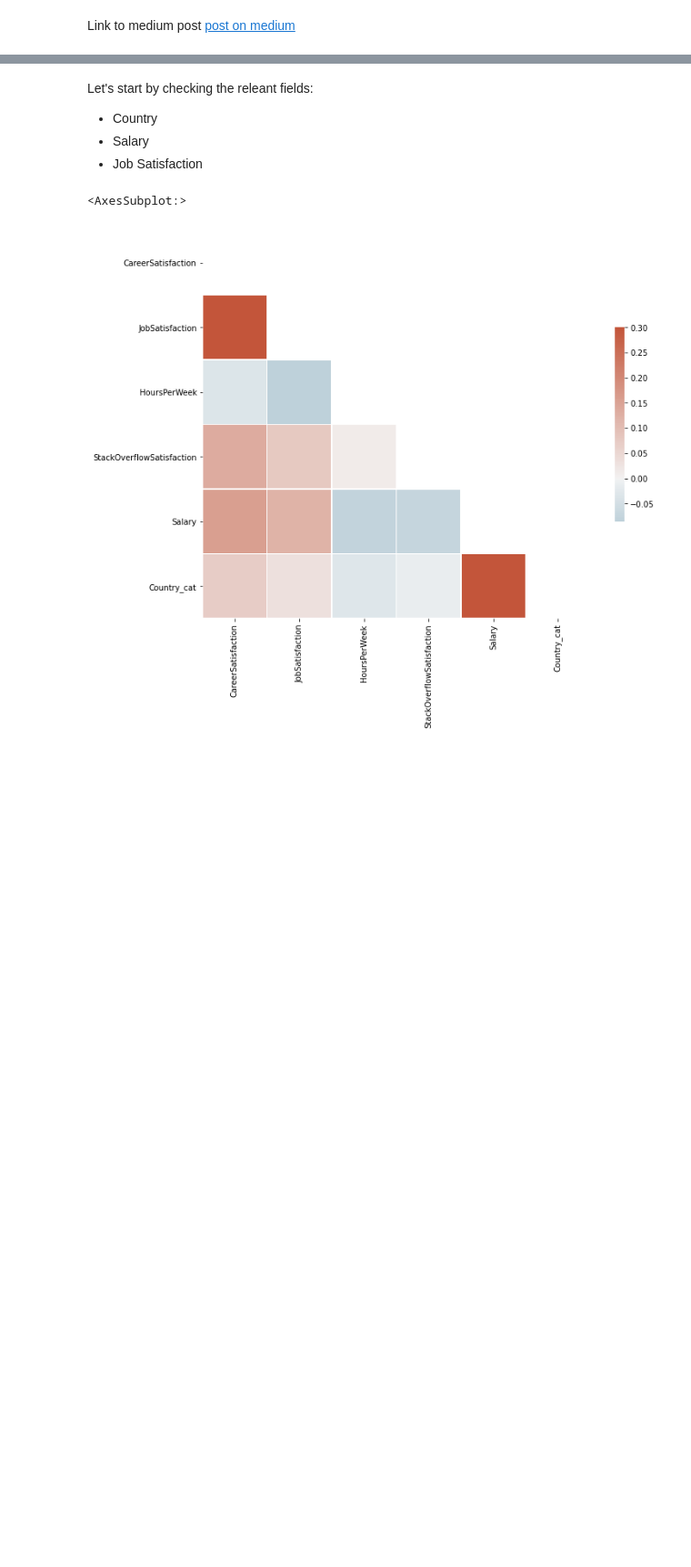
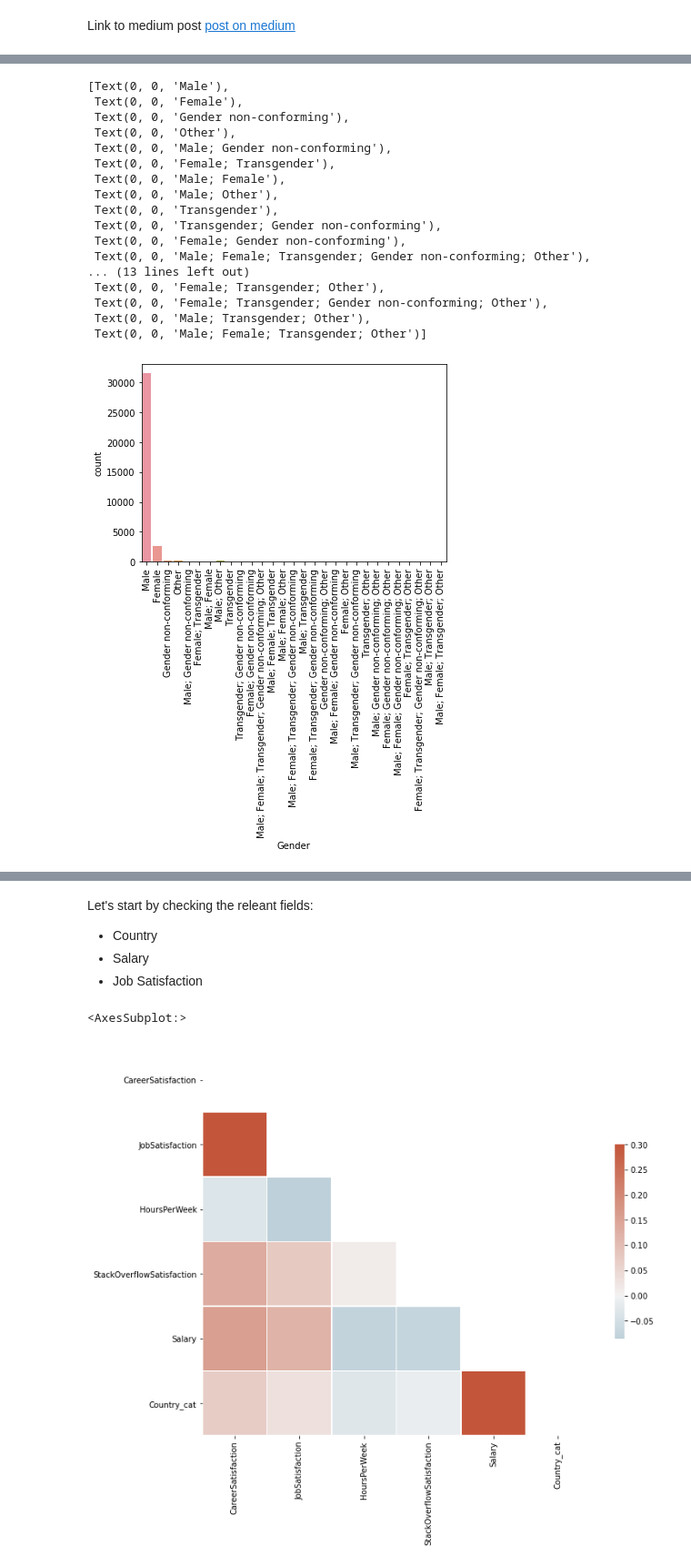
Before and after one commit to bignollo/JobSatisfaction, a Jupyter notebook: Medium Post.ipynb, the cells around one changed output, grey strips where cells are left out. Shown at 91% size. Cells and saved outputs as stored; diff of their text form; code cells hidden in the pictures; blank space fills up the shorter version.

```diff
--- a/Medium Post.ipynb
+++ b/Medium Post.ipynb
@@ -26,0 +92,25 @@ df = pd.read_csv('./survey-results-public.csv')
+# %%
+g = sns.countplot(
+    data=df,
+    x="Gender"
+)
+g.set_xticklabels(labels=g.get_xticklabels(), rotation=90)
+# %% [output]
+[Text(0, 0, 'Male'),
+ Text(0, 0, 'Female'),
+ Text(0, 0, 'Gender non-conforming'),
+ Text(0, 0, 'Other'),
+ Text(0, 0, 'Male; Gender non-conforming'),
+ Text(0, 0, 'Female; Transgender'),
+ Text(0, 0, 'Male; Female'),
+ Text(0, 0, 'Male; Other'),
+ Text(0, 0, 'Transgender'),
+ Text(0, 0, 'Transgender; Gender non-conforming'),
+ Text(0, 0, 'Female; Gender non-conforming'),
+ Text(0, 0, 'Male; Female; Transgender; Gender non-conforming; Other'),
+... (13 lines left out)
+ Text(0, 0, 'Female; Transgender; Other'),
+ Text(0, 0, 'Female; Transgender; Gender non-conforming; Other'),
+ Text(0, 0, 'Male; Transgender; Other'),
+ Text(0, 0, 'Male; Female; Transgender; Other')]
+[figure, added]
```
Also changed, not shown: parts of 15 cells of this notebook.
